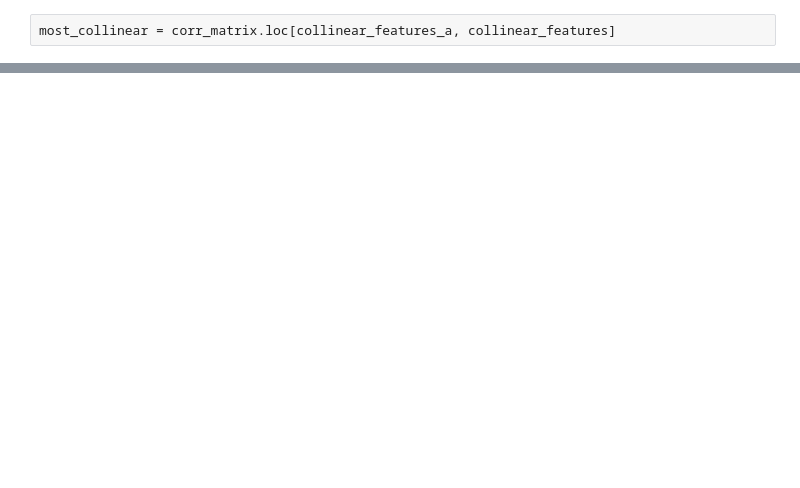
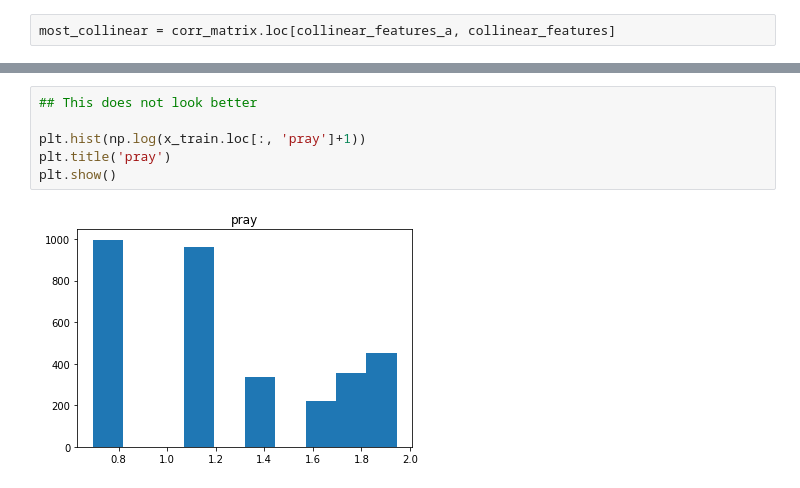
Before and after one commit to SmellsLikeCake/predicting-divorce, a Jupyter notebook: Predicting-Divorce-draft.ipynb, the cells around one changed output, grey strips where cells are left out. Saved outputs shown, nothing was run; the diff lists cells and outputs as text; blank space fills up the shorter version.

```diff
--- a/Predicting-Divorce-draft.ipynb
+++ b/Predicting-Divorce-draft.ipynb
@@ -1384,0 +1620,8 @@ plt.show()
+# %%
+## This does not look better
+
+plt.hist(np.log(x_train.loc[:, 'pray']+1))
+plt.title('pray')
+plt.show()
+# %% [output]
+[figure, added]
```
Also changed, not shown: parts of 82 cells of this notebook.
